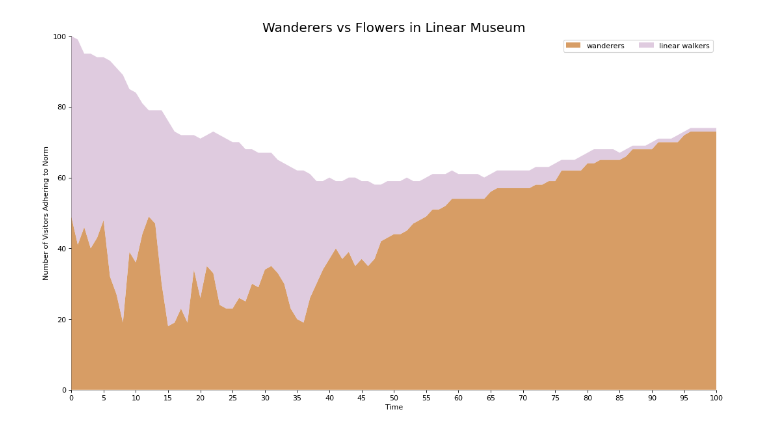
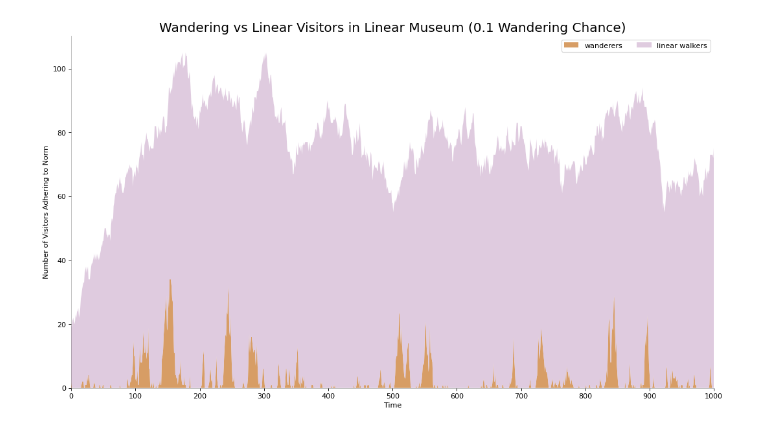
Before and after one commit to hughsurdeau/MuseumProject, a Jupyter notebook: notebooks/LinearMuseumGraphing.ipynb, the cells around one changed output. Drawn from its saved outputs; the diff is of its cells as text; code cells hidden in the pictures.

Commit message:
Added different thresholds of # of wanderers

```diff
--- a/notebooks/LinearMuseumGraphing.ipynb
+++ b/notebooks/LinearMuseumGraphing.ipynb
@@ -22,37 +23,42 @@ df = pd.read_csv(data_file)
 # %%
+#AT10
+data_file = "/Users/hughsurdeau/PycharmProjects/MuseumProject/data/csv/linear_museum_10AT.csv"
+df = pd.read_csv(data_file)
+
+
 mycolors = ['peru', 'thistle']
 
 fig, ax = plt.subplots(1,1,figsize=(16, 9), dpi= 80)
 columns = df.columns[1:3]
 labs = columns.values.tolist()
 
 x = df['t'].values.tolist()
 flowers = df['linear walkers'].values.tolist()
 wanderers = df['wanderers'].values.tolist()
 
 y = np.vstack([flowers, wanderers])
 
 # Plot for each column
 labs = columns.values.tolist()
 ax = plt.gca()
 ax.stackplot(x, y, labels=labs, colors=mycolors, alpha=0.8)
 
 # Decorations
-ax.set_title('Wanderers vs Flowers in Linear Museum', fontsize=18)
-ax.set(ylim=[0, 100])
+ax.set_title('Wandering vs Linear Visitors in Linear Museum (0.1 Wandering Chance)', fontsize=18)
+#ax.set(ylim=[0, 100])
 ax.legend(fontsize=10, ncol=4)
 ax.set_xlabel("Time")
 ax.set_ylabel("Number of Visitors Adhering to Norm")
-plt.xticks(x[::5], fontsize=10, horizontalalignment='center')
-plt.yticks(np.arange(0, 101, 20), fontsize=10)
+plt.xticks(x[::100], fontsize=10, horizontalalignment='center')
+#plt.yticks(np.arange(0, 101, 20), fontsize=10)
 plt.xlim(x[0], x[-1])
 
 # Lighten borders
 plt.gca().spines["top"].set_alpha(0)
 plt.gca().spines["bottom"].set_alpha(.3)
 plt.gca().spines["right"].set_alpha(0)
 plt.gca().spines["left"].set_alpha(.3)
 
-plt.show()
+plt.savefig("/Users/hughsurdeau/Desktop/Bath/Dissertation/Images/LinearModelGraphs/AssholeThreshold/WanderersVsFlowers/linear10AT.png")
 # %% [output]
-[figure, old version]
+[figure, new version]
```
Also changed, not shown: parts of 10 cells of this notebook, 3 other files.
